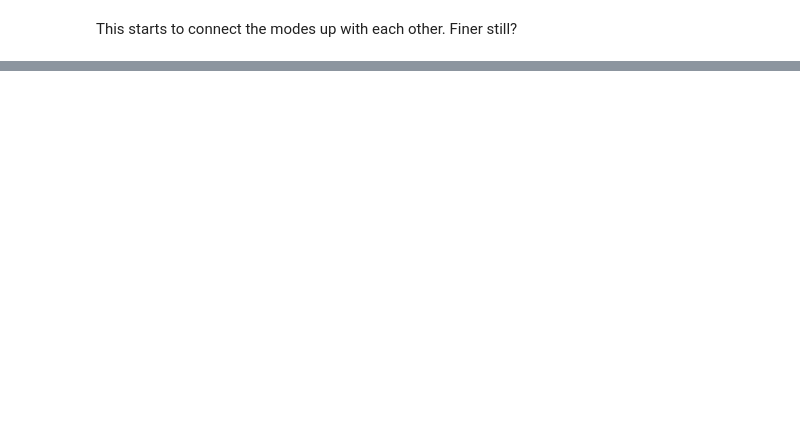
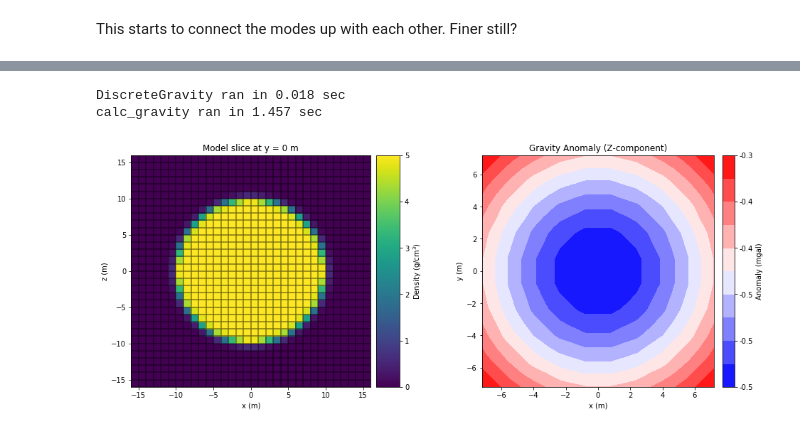
Before and after one commit to rscalzo/blockworlds, a Jupyter notebook: blockworlds/blockworlds.ipynb, the cells around one changed output, grey strips where cells are left out. Drawn from its saved outputs; the diff is of its cells as text; code cells hidden in the pictures; blank space fills up the shorter version.

Commit message:
Updated with new antialiasing results

```diff
--- a/blockworlds/blockworlds.ipynb
+++ b/blockworlds/blockworlds.ipynb
@@ -319,0 +414,41 @@ run_grid ran in 0.146 sec
+# %%
+def log_likelihood(data, dpred, sigma):
+    # Back to regular independent Gaussian for now instead
+    resids = data - dpred
+    resids -= resids.mean()
+    return -0.5*np.sum(resids**2/sigma**2 + np.log(2*np.pi*sigma**2))
+
+def smeared_xlty(x, y, h):
+    # Returns 1 if x << y, 0 if x >> y, and transitions smoothly over a scale h
+    d = (x-y)/h
+    result = 1.0*(x < y)
+    # softmax
+    idx = (np.abs(d) < 100)
+    result[idx] = 1.0/(1.0 + np.exp(4*d[idx]))
+    # linear
+    idx = (np.abs(d) < 1/2)
+    result[idx] = -d[idx] + 0.5
+    return result
+
+class SmearedSphereGfunc:
+    # Parametrically anti-aliased geology
+
+    def __init__(self, h):
+        self.h = h
+
+    def __call__(self, r, R, rho):
+        return rho * smeared_xlty(np.sqrt(np.sum(r**2, axis=1)), R, self.h)
+
+# New forward model
+fwdmodel6 = profile_timer(DiscreteGravity, fwdmodel2.mesh, survey_10x10, SmearedSphereGfunc(1.0))
+data6 = profile_timer(fwdmodel6.calc_gravity, R_0, rho_0)
+fig4 = plt.figure(figsize=(16,6))
+ax1 = plt.subplot(121)
+fwdmodel6.plot_model_slice(ax=ax1)
+ax2 = plt.subplot(122)
+fwdmodel6.plot_gravity(ax=ax2)
+plt.show()
+# %% [output]
+DiscreteGravity ran in 0.018 sec
+calc_gravity ran in 1.457 sec
+[figure, added]
```
Also changed, not shown: parts of 37 cells of this notebook.
